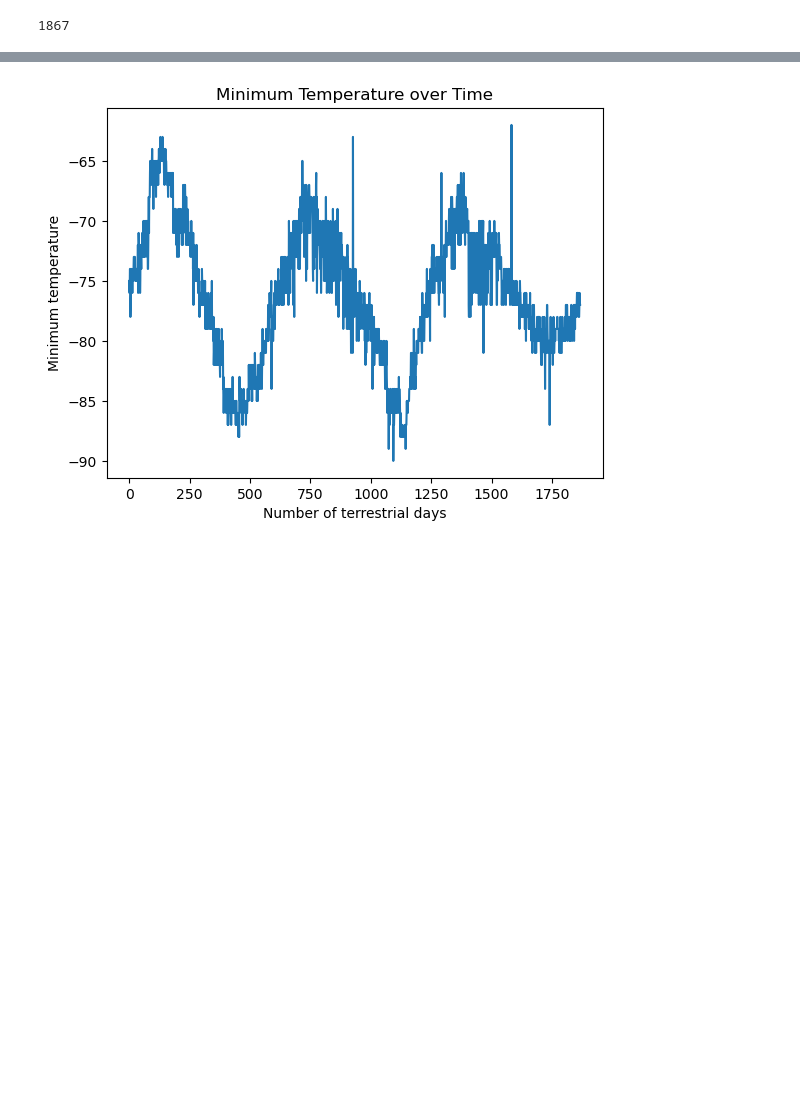
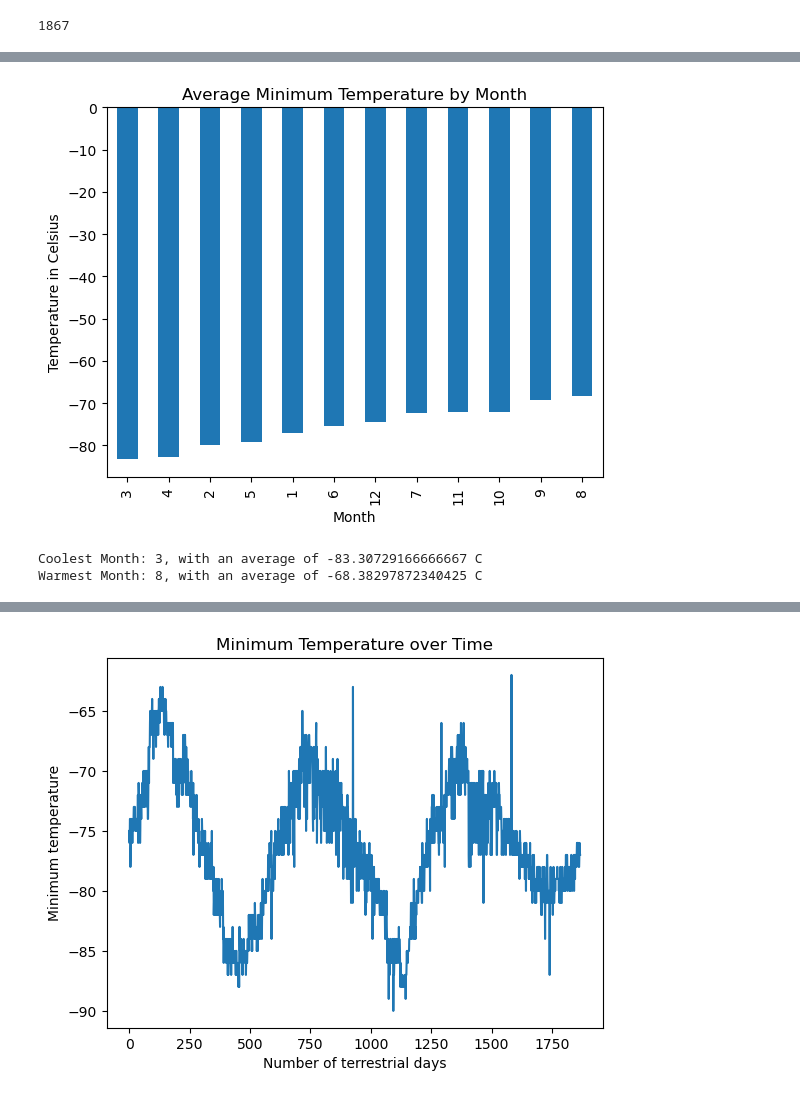
Before and after one commit to rlroehl/webscraping-challenge, a Jupyter notebook: part_2_mars_weather.ipynb, the cells around one changed output, grey strips where cells are left out. Saved outputs shown, nothing was run; the diff lists cells and outputs as text; code cells hidden in the pictures; blank space fills up the shorter version.

```diff
--- a/part_2_mars_weather.ipynb
+++ b/part_2_mars_weather.ipynb
@@ -214,0 +211,23 @@ plt.show()
+# %%
+# Identify the coldest and hottest months in Curiosity's location by sorting the previous graph
+# Sort the dataframe
+monthly_temp2 = avg_df.groupby('month')['min_temp'].mean().sort_values(ascending=True)
+
+# Plot the data
+monthly_temp2.plot.bar()
+
+# Populate the title and labels
+plt.title('Average Minimum Temperature by Month')
+plt.xlabel('Month')
+plt.ylabel('Temperature in Celsius')
+
+# Visualize the chart
+plt.show()
+
+# Visualize the answer to the question
+print(f'Coolest Month: {monthly_temp2.index[0]}, with an average of {monthly_temp2.iloc[0]} C')
+print(f'Warmest Month: {monthly_temp2.index[-1]}, with an average of {monthly_temp2.iloc[-1]} C')
+# %% [output]
+[figure, added]
+Coolest Month: 3, with an average of -83.30729166666667 C
+Warmest Month: 8, with an average of -68.38297872340425 C
```
Also changed, not shown: parts of 11 cells of this notebook.
